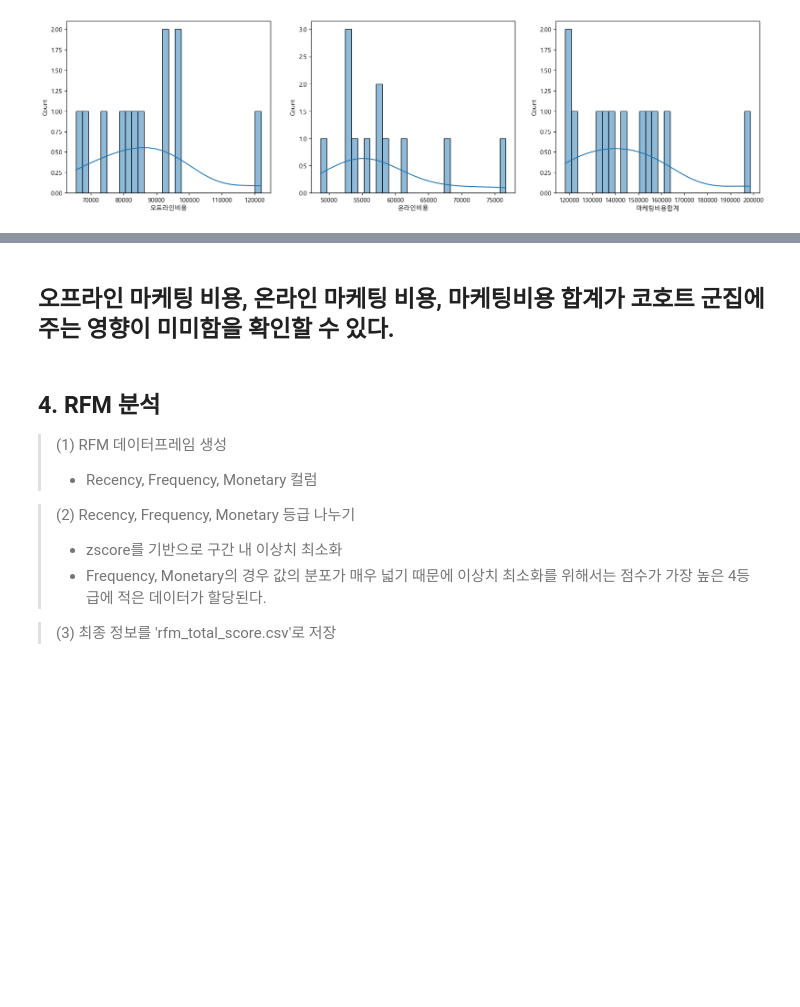
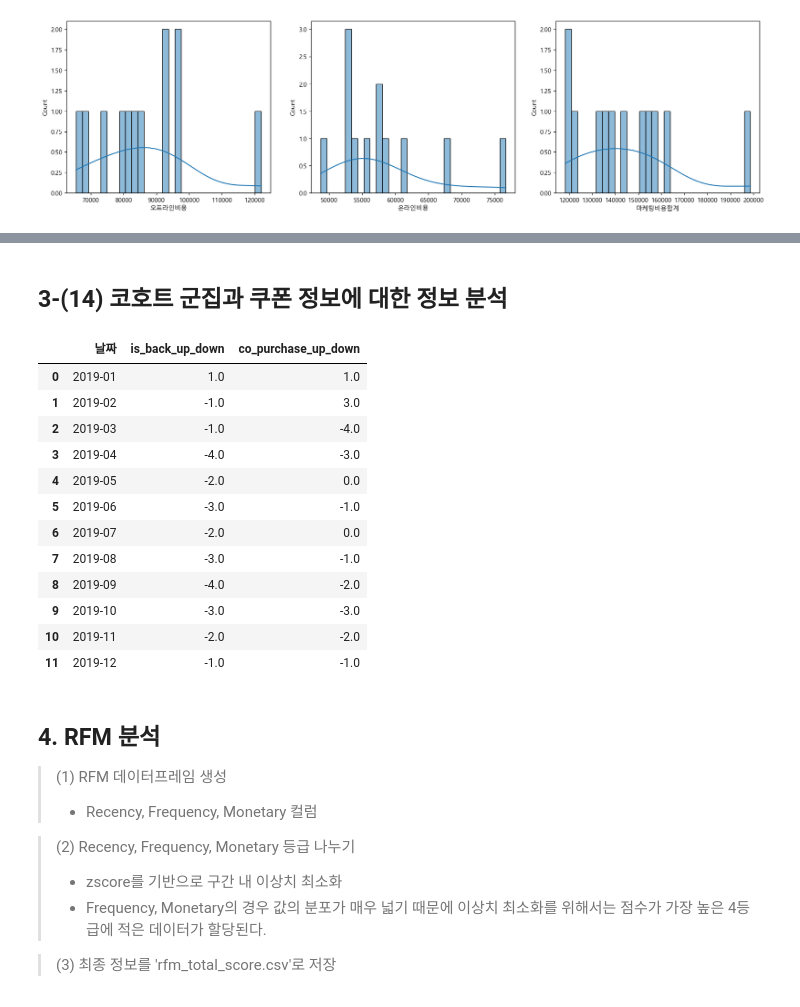
Before and after one commit to meo4739/Public_DACON_Cohort_RFM, a Jupyter notebook: cohort_RFM_ver5.ipynb, the cells around one changed output, grey strips where cells are left out. Saved outputs shown, nothing was run; the diff lists cells and outputs as text; code cells hidden in the pictures; blank space fills up the shorter version.

```diff
--- a/cohort_RFM_ver5.ipynb
+++ b/cohort_RFM_ver5.ipynb
@@ -602,8 +634,24 @@ PearsonRResult(statistic=-0.11550376407925637, pvalue=0.7207483705701868)
 온라인비용
 PearsonRResult(statistic=-0.0065738557953640975, pvalue=0.9838230838974683)
 ... (4 outputs left out)
-# %% [markdown]
-## 오프라인 마케팅 비용, 온라인 마케팅 비용, 마케팅비용 합계가 코호트 군집에 주는 영향이 미미함을 확인할 수 있다.
+# %% [markdown]
+## 3-(14) 코호트 군집과 쿠폰 정보에 대한 정보 분석
+# %%
+up_down_df_cohort
+# %% [output]
+|  | 날짜 | is_back_up_down | co_purchase_up_down |
+| 0 | 2019-01 | 1.0 | 1.0 |
+| 1 | 2019-02 | -1.0 | 3.0 |
+| 2 | 2019-03 | -1.0 | -4.0 |
+| 3 | 2019-04 | -4.0 | -3.0 |
+| 4 | 2019-05 | -2.0 | 0.0 |
+| 5 | 2019-06 | -3.0 | -1.0 |
+| 6 | 2019-07 | -2.0 | 0.0 |
+| 7 | 2019-08 | -3.0 | -1.0 |
+| 8 | 2019-09 | -4.0 | -2.0 |
+| 9 | 2019-10 | -3.0 | -3.0 |
+| 10 | 2019-11 | -2.0 | -2.0 |
+| 11 | 2019-12 | -1.0 | -1.0 |
 # %% [markdown]
 ## 4. RFM 분석
 > (1) RFM 데이터프레임 생성
```
Also changed, not shown: parts of 53 cells of this notebook.
